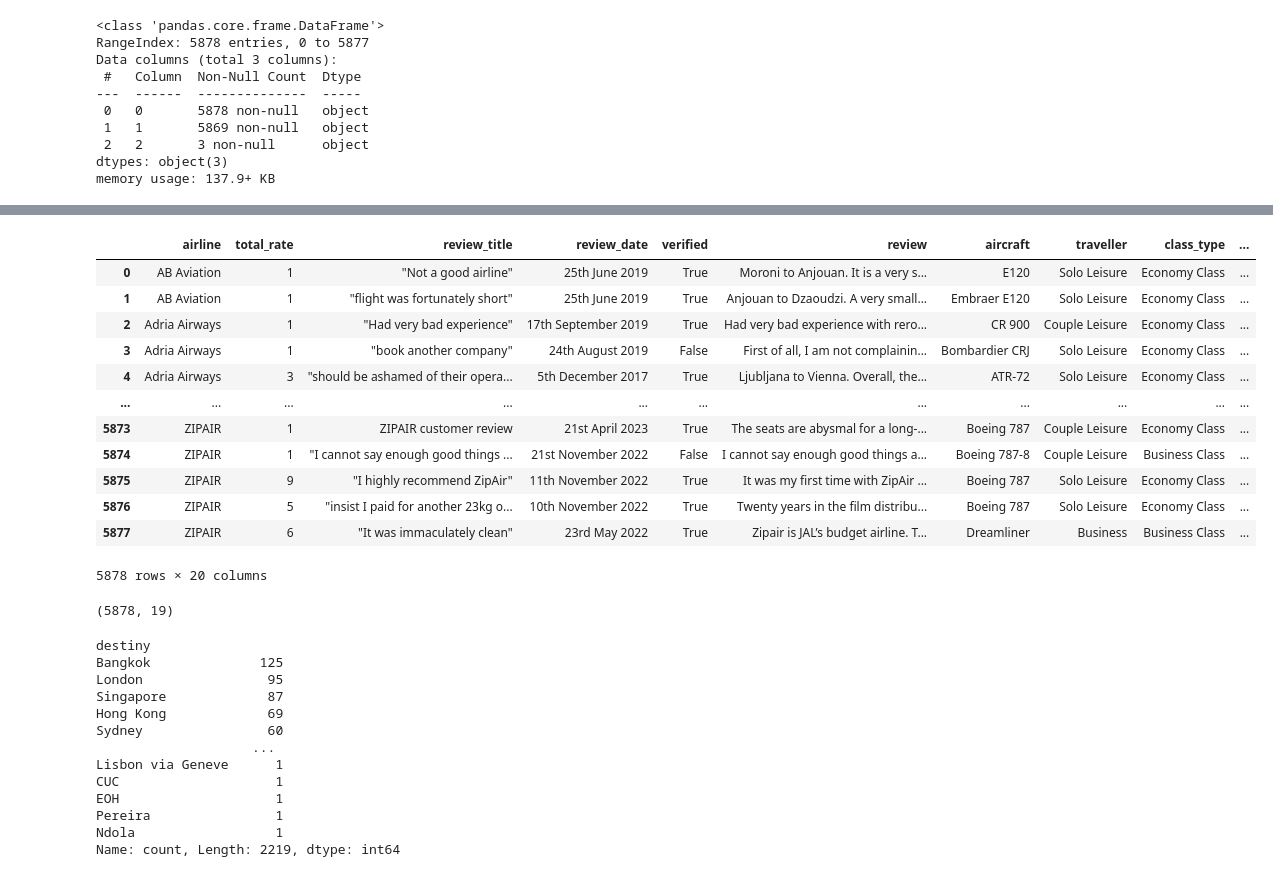
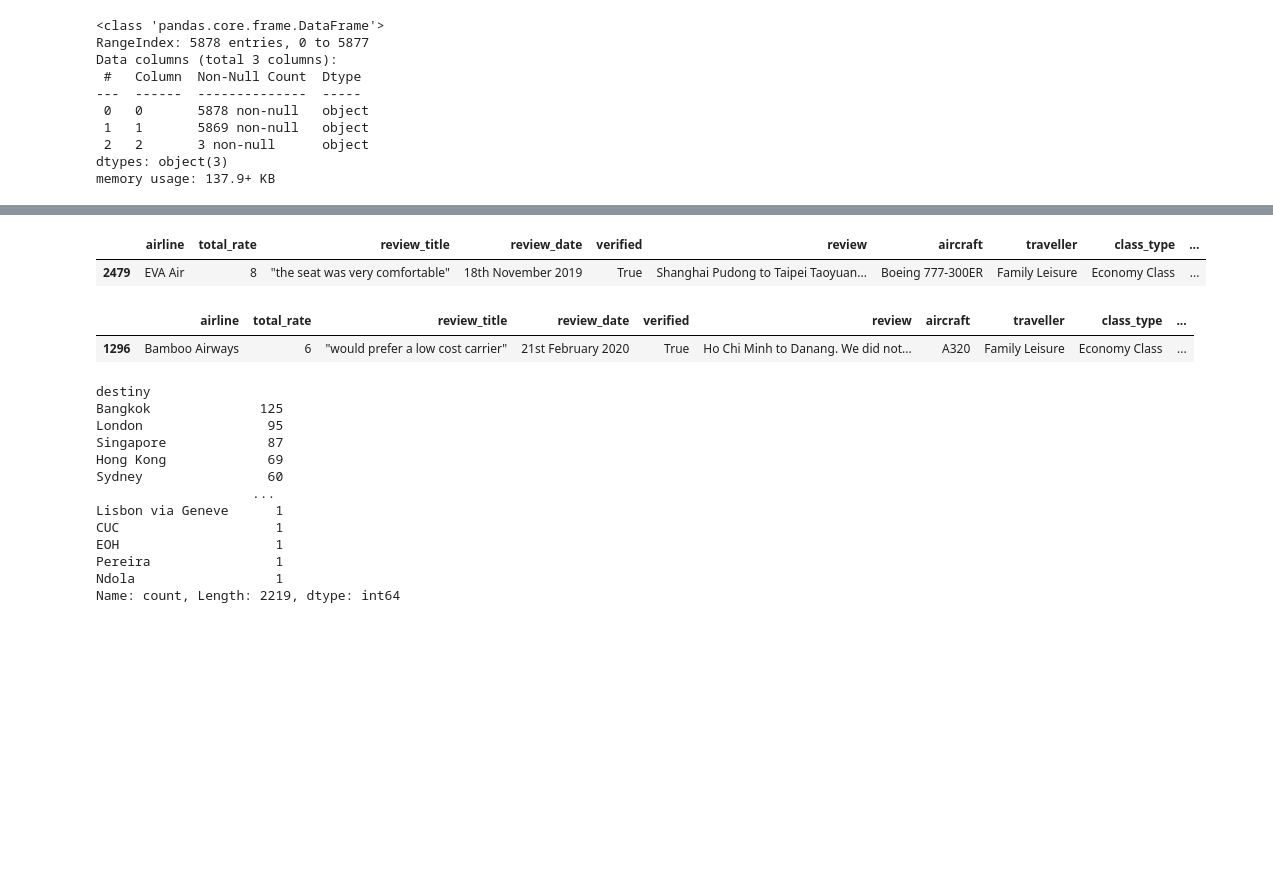
Before and after one commit to aidamouref/airlines_recommender, a Jupyter notebook: code_fp_0.ipynb, the cells around one changed output, grey strips where cells are left out. Saved outputs shown, nothing was run; the diff lists cells and outputs as text; code cells hidden in the pictures; blank space fills up the shorter version.

```diff
--- a/code_fp_0.ipynb
+++ b/code_fp_0.ipynb
@@ -543,21 +547,10 @@ df.sample()
 # %%
 df = pd.concat([df.iloc[:, :10], new, df.iloc[:, 10:]], axis=1)
 # %%
-df
+df.sample()
 # %% [output]
 |  | airline | total_rate | review_title | review_date | verified | review | aircraft | traveller | class_type | ... |
-| 0 | AB Aviation | 1 | "Not a good airline" | 25th June 2019 | True | Moroni to Anjouan. It is a very s... | E120 | Solo Leisure | Economy Class | ... |
-| 1 | AB Aviation | 1 | "flight was fortunately short" | 25th June 2019 | True | Anjouan to Dzaoudzi. A very small... | Embraer E120 | Solo Leisure | Economy Class | ... |
-| 2 | Adria Airways | 1 | "Had very bad experience" | 17th September 2019 | True | Had very bad experience with rero... | CR 900 | Couple Leisure | Economy Class | ... |
-| 3 | Adria Airways | 1 | "book another company" | 24th August 2019 | False | First of all, I am not complainin... | Bombardier CRJ | Solo Leisure | Economy Class | ... |
-| 4 | Adria Airways | 3 | "should be ashamed of their opera... | 5th December 2017 | True | Ljubljana to Vienna. Overall, the... | ATR-72 | Solo Leisure | Economy Class | ... |
-| ... | ... | ... | ... | ... | ... | ... | ... | ... | ... | ... |
-| 5873 | ZIPAIR | 1 | ZIPAIR customer review | 21st April 2023 | True | The seats are abysmal for a long-... | Boeing 787 | Couple Leisure | Economy Class | ... |
-| 5874 | ZIPAIR | 1 | "I cannot say enough good things ... | 21st November 2022 | False | I cannot say enough good things a... | Boeing 787-8 | Couple Leisure | Business Class | ... |
-| 5875 | ZIPAIR | 9 | "I highly recommend ZipAir" | 11th November 2022 | True | It was my first time with ZipAir ... | Boeing 787 | Solo Leisure | Economy Class | ... |
-| 5876 | ZIPAIR | 5 | "insist I paid for another 23kg o... | 10th November 2022 | True | Twenty years in the film distribu... | Boeing 787 | Solo Leisure | Economy Class | ... |
-| 5877 | ZIPAIR | 6 | "It was immaculately clean" | 23rd May 2022 | True | Zipair is JAL’s budget airline. T... | Dreamliner | Business | Business Class | ... |
+| 2479 | EVA Air | 8 | "the seat was very comfortable" | 18th November 2019 | True | Shanghai Pudong to Taipei Taoyuan... | Boeing 777-300ER | Family Leisure | Economy Class | ... |
-5878 rows × 20 columns
 # %%
 df.rename(columns={df.columns[10]: 'origin'}, inplace=True)
 df.rename(columns={df.columns[11]: 'destiny'}, inplace=True)
@@ -566,4 +559,5 @@ df.drop(columns=df.columns[12], inplace=True)
 # %%
-df.shape
+df.sample()
 # %% [output]
-(5878, 19)
+|  | airline | total_rate | review_title | review_date | verified | review | aircraft | traveller | class_type | ... |
+| 1296 | Bamboo Airways | 6 | "would prefer a low cost carrier" | 21st February 2020 | True | Ho Chi Minh to Danang. We did not... | A320 | Family Leisure | Economy Class | ... |
```
Also changed, not shown: parts of 43 cells of this notebook.
